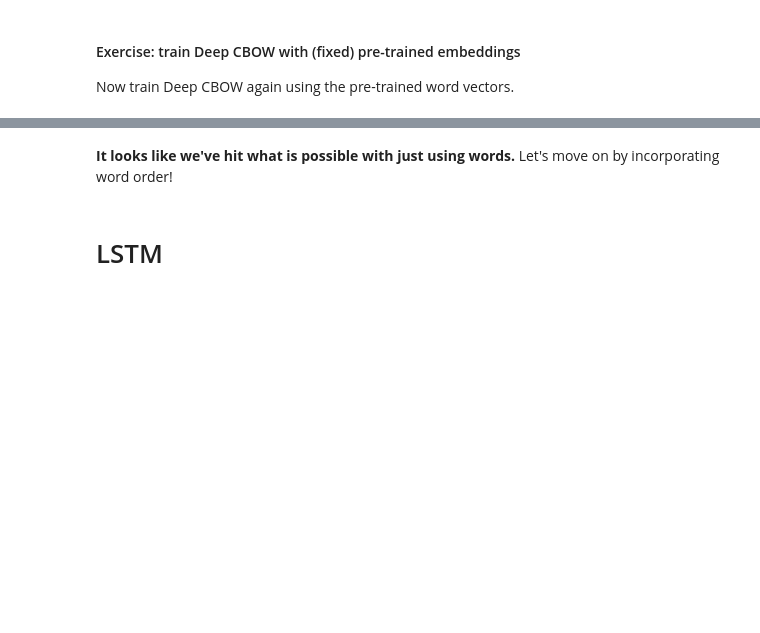
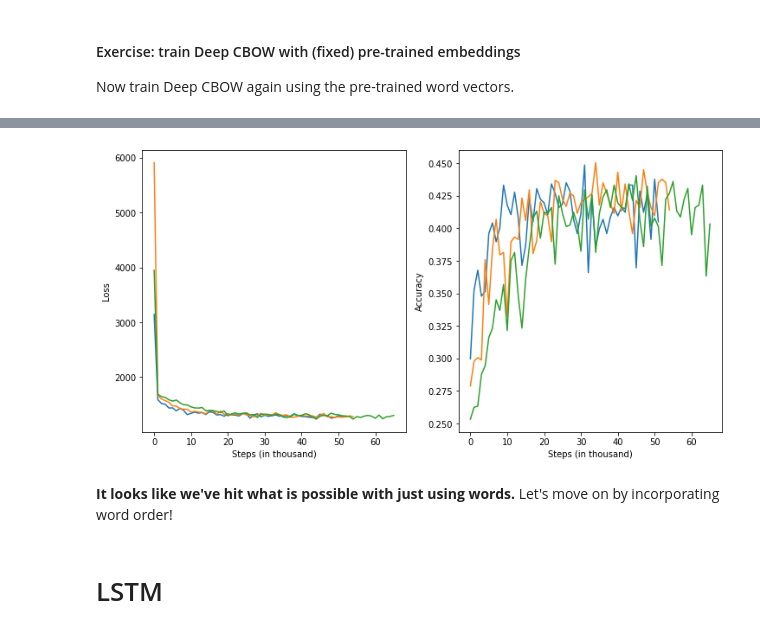
Before and after one commit to TomFrederik/nlp1_uva, a Jupyter notebook: lab_2/NLP1_2020_Practical_2_(student_version).ipynb, the cells around one changed output, grey strips where cells are left out. Saved outputs shown, nothing was run; the diff lists cells and outputs as text; code cells hidden in the pictures; blank space fills up the shorter version.

```diff
--- a/lab_2/NLP1_2020_Practical_2_(student_version).ipynb
+++ b/lab_2/NLP1_2020_Practical_2_(student_version).ipynb
@@ -1023,17 +1053,17 @@ Remember to add new embeddings for the `<unk>` and `<pad>` tokens, as they're no
 vectors = [[0]*300, [0]*300] # first two vectors are embedding of <unk> and <pad>
 
 f = open(W2V_PATH)
-v = Vocabulary()
+v_pt = Vocabulary()
 for line in f:
     line_list = line.split()
     word = line_list[0]
     vec = line_list[1:]
     vec = [float(val) for val in vec]
     vectors.append(vec)
-    v.count_token(word)
+    v_pt.count_token(word)
 
 vectors = np.stack(vectors, axis=0)
-v.build()
-print("Vocabulary size:", len(v.w2i))
+v_pt.build()
+print("Vocabulary size:", len(v_pt.w2i))
 print('Vectors shape:',vectors.shape)
 print('Third vector:', vectors[2])
@@ -1077,27 +1129,29 @@ class PTDeepCBOW(DeepCBOW):
 # Create a Deep CBOW model with pre-trained embeddings
 # YOUR CODE HERE
 # pt_deep_cbow_model = ..
-pt_deep_cbow_model = PTDeepCBOW(len(v.i2w), EMBED_DIM, NUM_CLASSES, NUM_HIDDEN, v)
+def generate_pt_deep_cbow():
+    pt_deep_cbow_model = PTDeepCBOW(len(v_pt.i2w), EMBED_DIM, NUM_CLASSES, NUM_HIDDEN, v_pt)
 
-# copy pre-trained word vectors into embeddings table
-pt_deep_cbow_model.embed.weight.data.copy_(torch.from_numpy(vectors))
+    # copy pre-trained word vectors into embeddings table
+    pt_deep_cbow_model.embed.weight.data.copy_(torch.from_numpy(vectors))
 
-# disable training the pre-trained embeddings
-pt_deep_cbow_model.embed.weight.requires_grad = False
+    # disable training the pre-trained embeddings
+    pt_deep_cbow_model.embed.weight.requires_grad = False
 
-# move model to specified device
-pt_deep_cbow_model = pt_deep_cbow_model.to(device)
+    # move model to specified device
+    pt_deep_cbow_model = pt_deep_cbow_model.to(device)
+    return pt_deep_cbow_model
 
 # train the model
 # YOUR CODE HERE
 # %%
 # train PTDeepCBOW
-PTdeep_cbow_model = PTDeepCBOW(len(v.w2i), EMBED_DIM, NUM_CLASSES, NUM_HIDDEN, v)
-print(PTdeep_cbow_model)
+#PTdeep_cbow_model = PTDeepCBOW(len(v.w2i), EMBED_DIM, NUM_CLASSES, NUM_HIDDEN, v)
+#print(PTdeep_cbow_model)
 
-PTdeep_cbow_model = PTdeep_cbow_model.to(device)
+#PTdeep_cbow_model = PTdeep_cbow_model.to(device)
 
-optimizer = optim.Adam(PTdeep_cbow_model.parameters(), lr=0.0005)
-PTdeep_cbow_losses, PTdeep_cbow_accuracies = train_model(
-    PTdeep_cbow_model, optimizer, num_iterations=10000,
-    print_every=1000, eval_every=1000)
+PTdeep_cbow_losses, PTdeep_cbow_accuracies, PTdeep_cbow_best_accs = train_loop(
+    generate_pt_deep_cbow,
+    lambda model: optim.Adam(model.parameters(), lr=0.0005),
+    num_iterations=0, print_every=1000, eval_every=1000, patience=20)
@@ -1108,3 +1176,7 @@ PTdeep_cbow_losses, PTdeep_cbow_accuracies = train_model(
+# %%
+plot_results(PTdeep_cbow_losses, PTdeep_cbow_accuracies, "fig/pt_deep_cbow.pdf")
+# %% [output]
+[figure, added]
 # %% [markdown]
 **It looks like we've hit what is possible with just using words.**
 Let's move on by incorporating word order!
```
Also changed, not shown: parts of 39 cells of this notebook.
